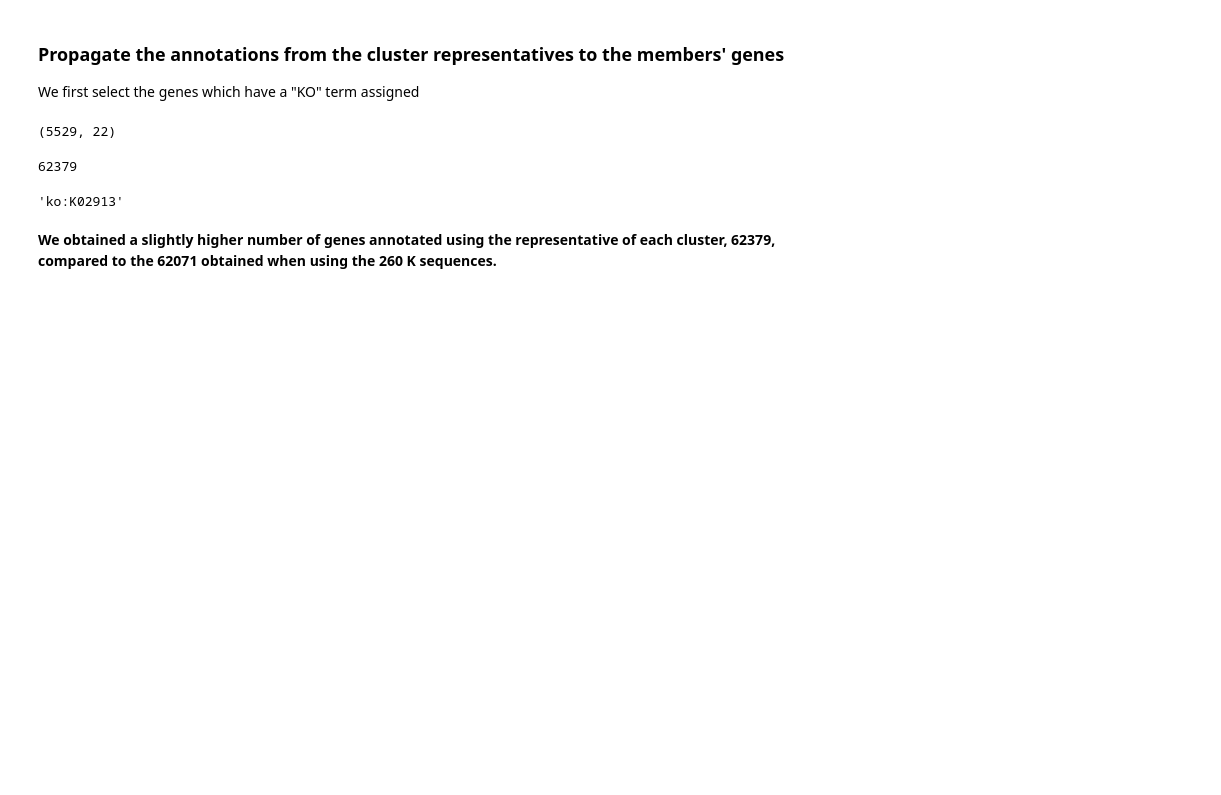
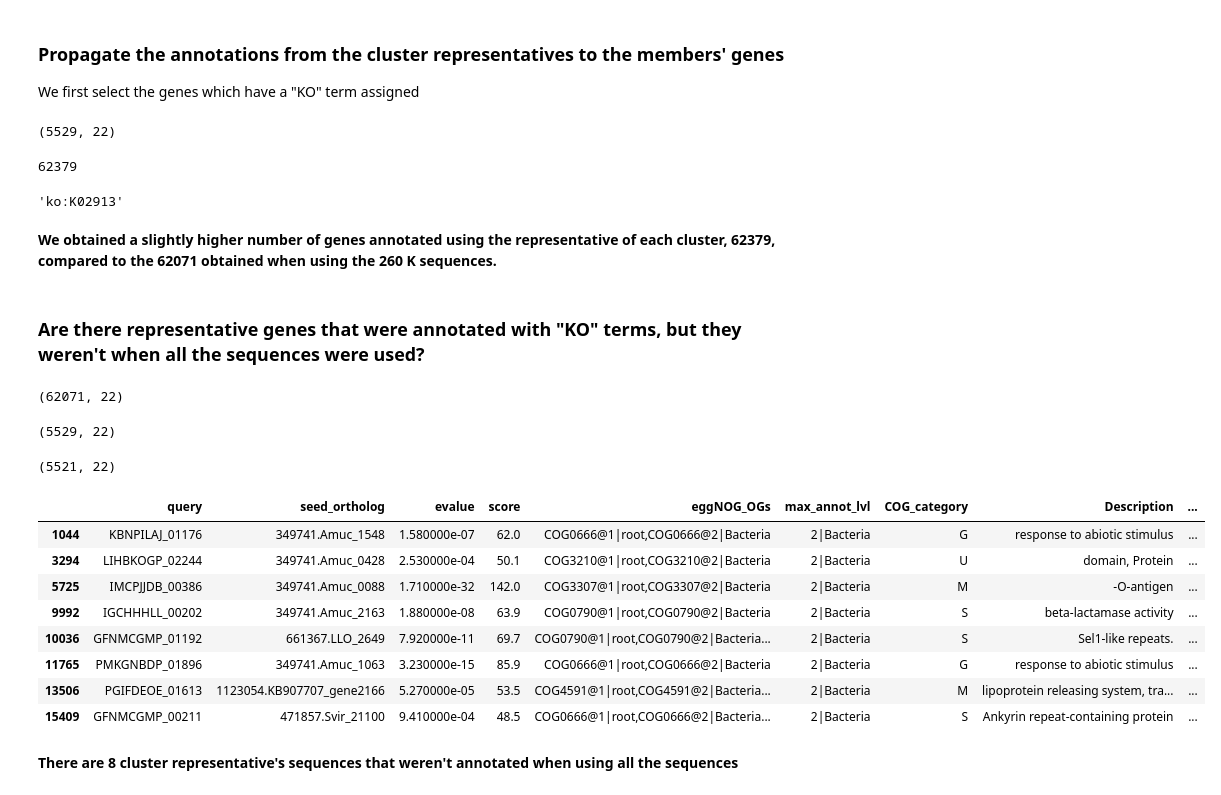
Before and after one commit to jpca21/EvolMicroLab_UM, a Jupyter notebook: Workflows/hypothetical_proteins/hypothetical_proteins_git.ipynb, the cells around one changed output. Cells and saved outputs as stored; diff of their text form; code cells hidden in the pictures; blank space fills up the shorter version.

```diff
--- a/Workflows/hypothetical_proteins/hypothetical_proteins_git.ipynb
+++ b/Workflows/hypothetical_proteins/hypothetical_proteins_git.ipynb
@@ -115,9 +115,9 @@ def get_not_nan(annot_file, col_names):
         new_df = df[mask]
     return new_df
 # %%
-new_df = get_not_nan(root.joinpath("akker_hypothetical.emapper.annotations"), ['KEGG_ko'])
-print(new_df.shape)
-new_df.head(3)
+ko_annot_all_df = get_not_nan(root.joinpath("akker_hypothetical.emapper.annotations"), ['KEGG_ko'])
+print(ko_annot_all_df.shape)
+ko_annot_all_df.head(3)
 # %% [output]
 (62071, 22)
 |  | query | seed_ortholog | evalue | score | eggNOG_OGs | max_annot_lvl | COG_category | Description | ... |
@@ -211,3 +211,29 @@ all_genes_anot['GPIGBLJI_01391']
 'ko:K02913'
 # %% [markdown]
 **We obtained a slightly higher number of genes annotated using the representative of each cluster, 62379, compared to the 62071 obtained when using the 260 K sequences.**
+# %% [markdown]
+### Are there representative genes that were annotated with "KO" terms, but they weren't when all the sequences were used?
+# %%
+ko_annot_all_df.shape
+# %% [output]
+(62071, 22)
+# %%
+ko_annot_df.shape
+# %% [output]
+(5529, 22)
+# %%
+print(ko_annot_df[(ko_annot_df['query'].isin(ko_annot_all_df['query'] ))].shape)
+ko_annot_df[~(ko_annot_df['query'].isin(ko_annot_all_df['query'] ))]
+# %% [output]
+(5521, 22)
+|  | query | seed_ortholog | evalue | score | eggNOG_OGs | max_annot_lvl | COG_category | Description | ... |
+| 1044 | KBNPILAJ_01176 | 349741.Amuc_1548 | 1.580000e-07 | 62.0 | COG0666@1|root,COG0666@2|Bacteria | 2|Bacteria | G | response to abiotic stimulus | ... |
+| 3294 | LIHBKOGP_02244 | 349741.Amuc_0428 | 2.530000e-04 | 50.1 | COG3210@1|root,COG3210@2|Bacteria | 2|Bacteria | U | domain, Protein | ... |
+| 5725 | IMCPJJDB_00386 | 349741.Amuc_0088 | 1.710000e-32 | 142.0 | COG3307@1|root,COG3307@2|Bacteria | 2|Bacteria | M | -O-antigen | ... |
+| 9992 | IGCHHHLL_00202 | 349741.Amuc_2163 | 1.880000e-08 | 63.9 | COG0790@1|root,COG0790@2|Bacteria | 2|Bacteria | S | beta-lactamase activity | ... |
+| 10036 | GFNMCGMP_01192 | 661367.LLO_2649 | 7.920000e-11 | 69.7 | COG0790@1|root,COG0790@2|Bacteria... | 2|Bacteria | S | Sel1-like repeats. | ... |
+| 11765 | PMKGNBDP_01896 | 349741.Amuc_1063 | 3.230000e-15 | 85.9 | COG0666@1|root,COG0666@2|Bacteria | 2|Bacteria | G | response to abiotic stimulus | ... |
+| 13506 | PGIFDEOE_01613 | 1123054.KB907707_gene2166 | 5.270000e-05 | 53.5 | COG4591@1|root,COG4591@2|Bacteria... | 2|Bacteria | M | lipoprotein releasing system, tra... | ... |
+| 15409 | GFNMCGMP_00211 | 471857.Svir_21100 | 9.410000e-04 | 48.5 | COG0666@1|root,COG0666@2|Bacteria... | 2|Bacteria | S | Ankyrin repeat-containing protein | ... |
+# %% [markdown]
+**There are 8 cluster representative's sequences that weren't annotated when using all the sequences**
```
Also changed, not shown: 1 other file.
